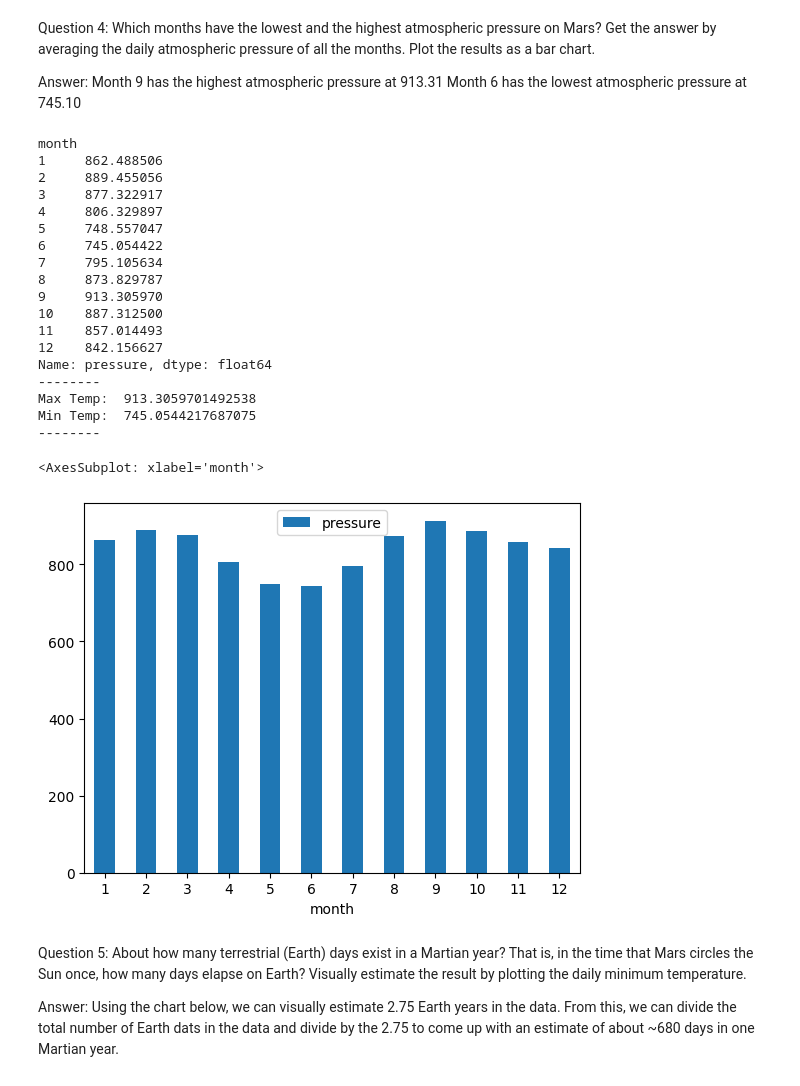
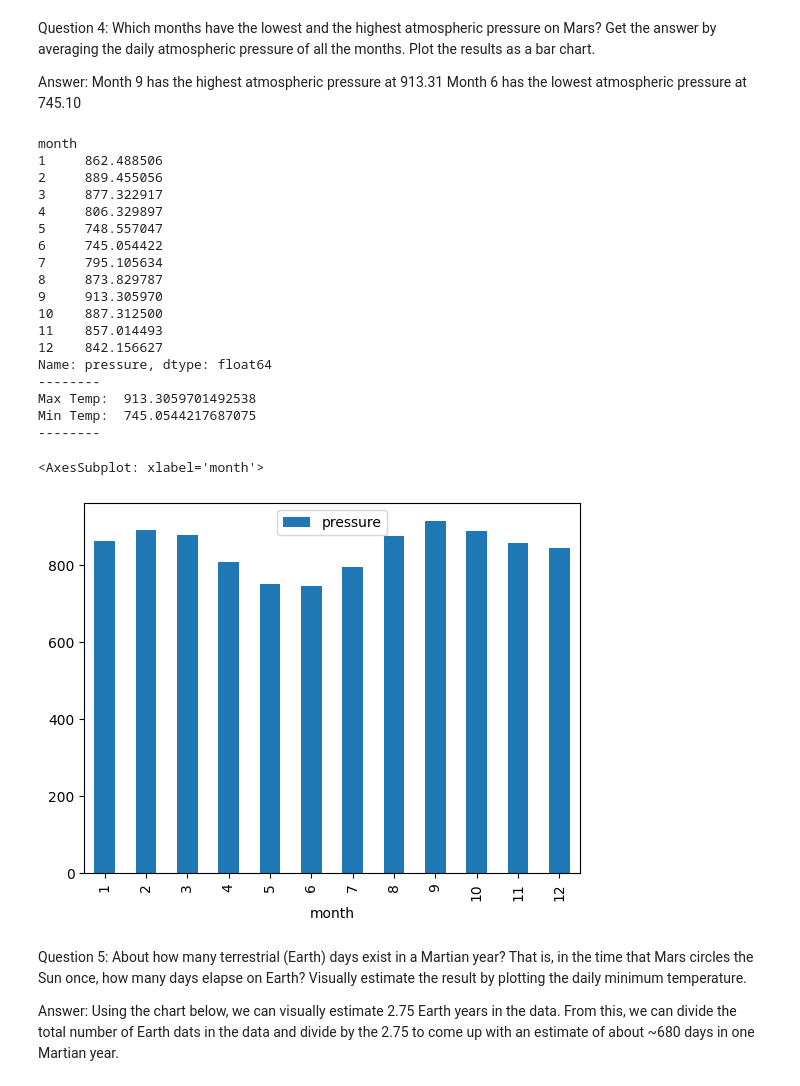
Before and after one commit to midwestbotanist/Mission-to-Mars, a Jupyter notebook: mars_data_challenge_part_2.ipynb, the cells around one changed output. Cells and saved outputs as stored; diff of their text form; code cells hidden in the pictures.

```diff
--- a/mars_data_challenge_part_2.ipynb
+++ b/mars_data_challenge_part_2.ipynb
@@ -213,35 +213,35 @@ mars_pressure = mars_temps_df.groupby(by=['month'])["pressure"].mean()
 print(mars_pressure)
 print('--------')
 
 # Print out the max and min temps
 print('Max Temp: ', mars_pressure.max())
 print('Min Temp: ', mars_pressure.min())
 print('--------')
 
 pressure_df = pd.DataFrame(mars_pressure)
-pressure_chart = pressure_df.plot.bar(rot=0)
+pressure_chart = pressure_df.plot.bar()
 pressure_chart
 # %% [output]
 month
 1     862.488506
 2     889.455056
 3     877.322917
 4     806.329897
 5     748.557047
 6     745.054422
 7     795.105634
 8     873.829787
 9     913.305970
 10    887.312500
 11    857.014493
 12    842.156627
 Name: pressure, dtype: float64
 --------
 Max Temp:  913.3059701492538
 Min Temp:  745.0544217687075
 --------
 <AxesSubplot: xlabel='month'>
-[figure, old version]
+[figure, new version]
 # %% [markdown]
 Question 5: About how many terrestrial (Earth) days exist in a Martian year? That is, in the time that Mars circles the Sun once, how many days elapse on Earth? Visually estimate the result by plotting the daily minimum temperature.
 
```
Also changed, not shown: parts of 1 cell of this notebook.
